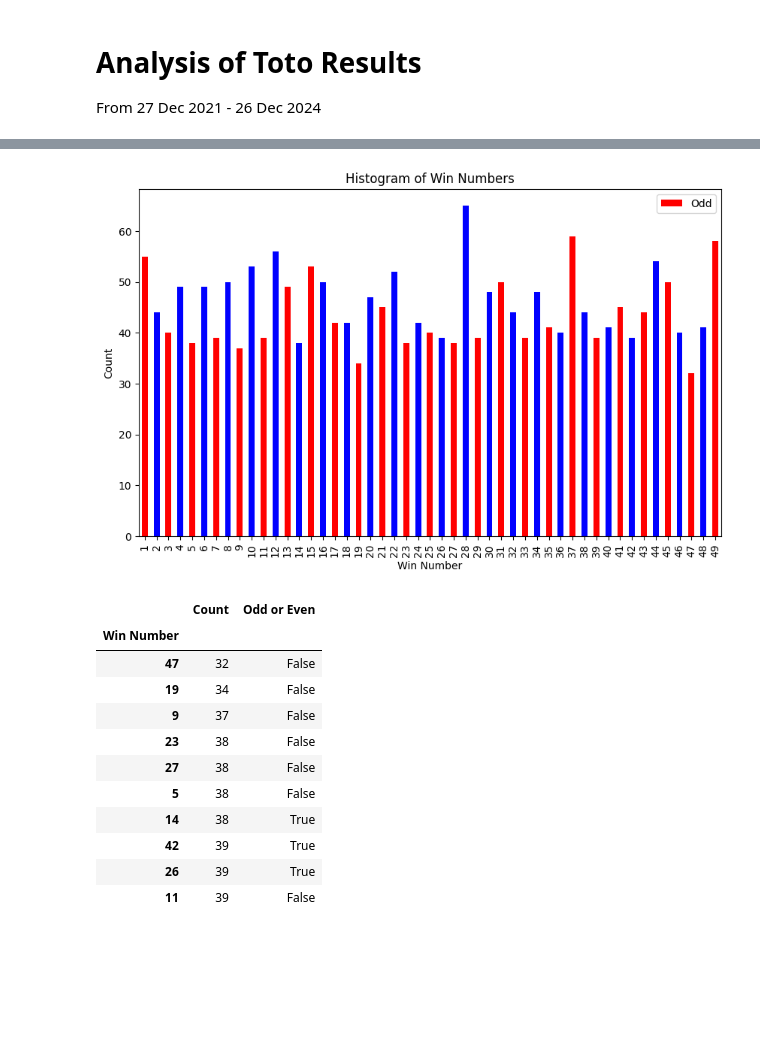
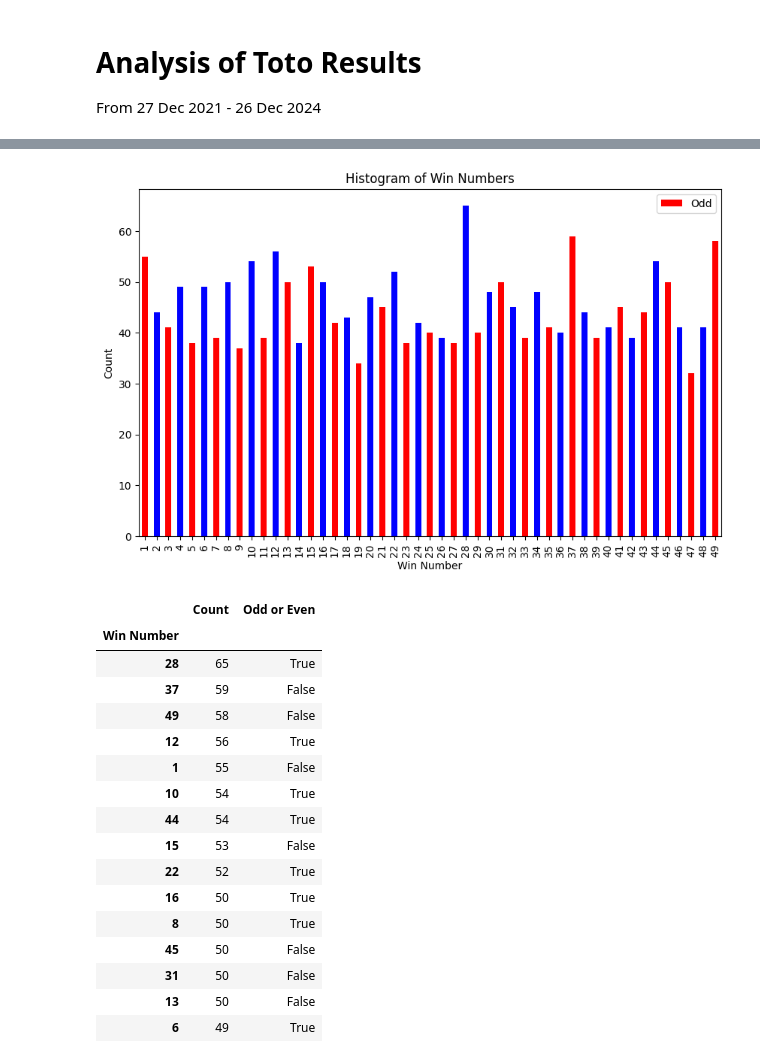
Before and after one commit to EldrickSYK/Singapore-toto-analysis, a Jupyter notebook: toto_analysis.ipynb, the cells around one changed output, grey strips where cells are left out. Cells and saved outputs as stored; diff of their text form; code cells hidden in the pictures; blank space fills up the shorter version.

```diff
--- a/toto_analysis.ipynb
+++ b/toto_analysis.ipynb
@@ -6,8 +6,8 @@ import pandas as pd
 import numpy as np
 import matplotlib.pyplot as plt
 
-results = pd.read_csv('results/toto_results.csv')
-locations = pd.read_csv('results/toto_win_locations.csv')
+results = pd.read_csv('results/toto_results.csv', index_col=0)
+locations = pd.read_csv('results/toto_win_locations.csv', index_col=0)
 
 total_draws = results.index.nunique()
 # %%
@@ -40,23 +47,28 @@ plt.ylabel('Count')
 plt.title('Histogram of Win Numbers')
 plt.show()
 # %% [output]
-[figure, old version]
+[figure, new version]
 # %%
 ## Show the Win Numbers with the smallest counts
-number_counts_df.sort_index().sort_values(by='Count').head(10)
+number_counts_df.sort_index().sort_values(by='Count', ascending=False).head(15)
 # %% [output]
 |  | Count | Odd or Even |
 | Win Number |  |  |
-| 47 | 32 | False |
-| 19 | 34 | False |
-| 9 | 37 | False |
-| 23 | 38 | False |
-| 27 | 38 | False |
-| 5 | 38 | False |
-| 14 | 38 | True |
-| 42 | 39 | True |
-| 26 | 39 | True |
-| 11 | 39 | False |
+| 28 | 65 | True |
+| 37 | 59 | False |
+| 49 | 58 | False |
+| 12 | 56 | True |
+| 1 | 55 | False |
+| 10 | 54 | True |
+| 44 | 54 | True |
+| 15 | 53 | False |
+| 22 | 52 | True |
+| 16 | 50 | True |
+| 8 | 50 | True |
+| 45 | 50 | False |
+| 31 | 50 | False |
+| 13 | 50 | False |
+| 6 | 49 | True |
 # %%
 # remove latest draw
 latest_draw_date = results["Date"].max()
```
Also changed, not shown: parts of 7 cells of this notebook.
